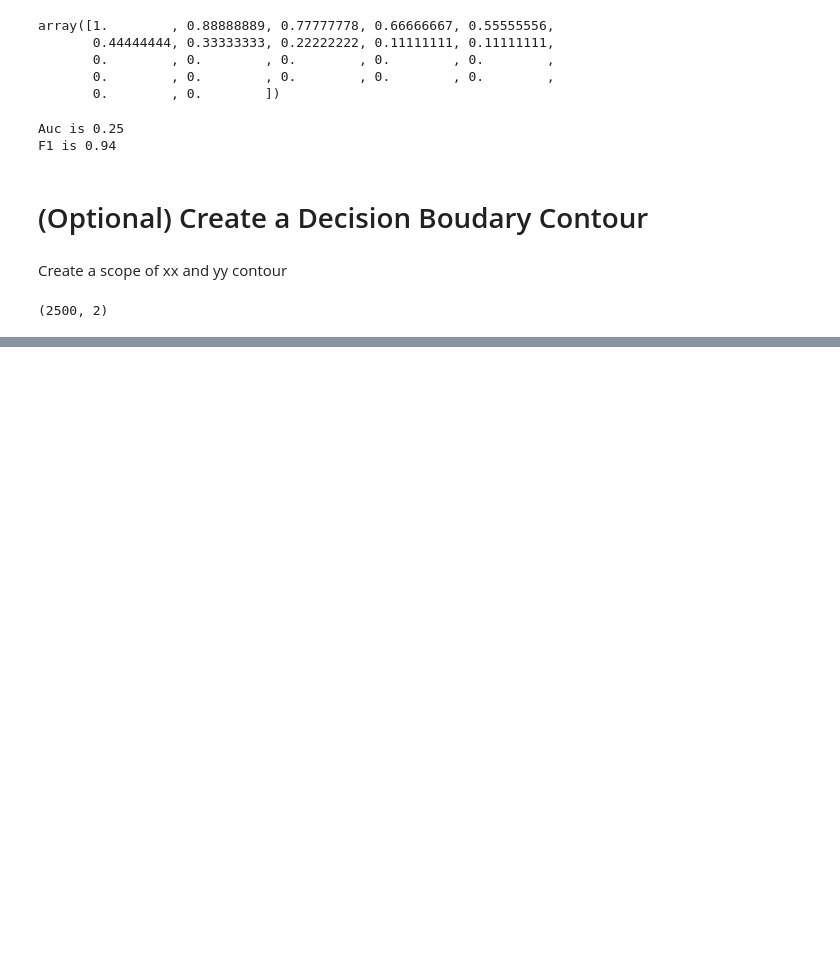
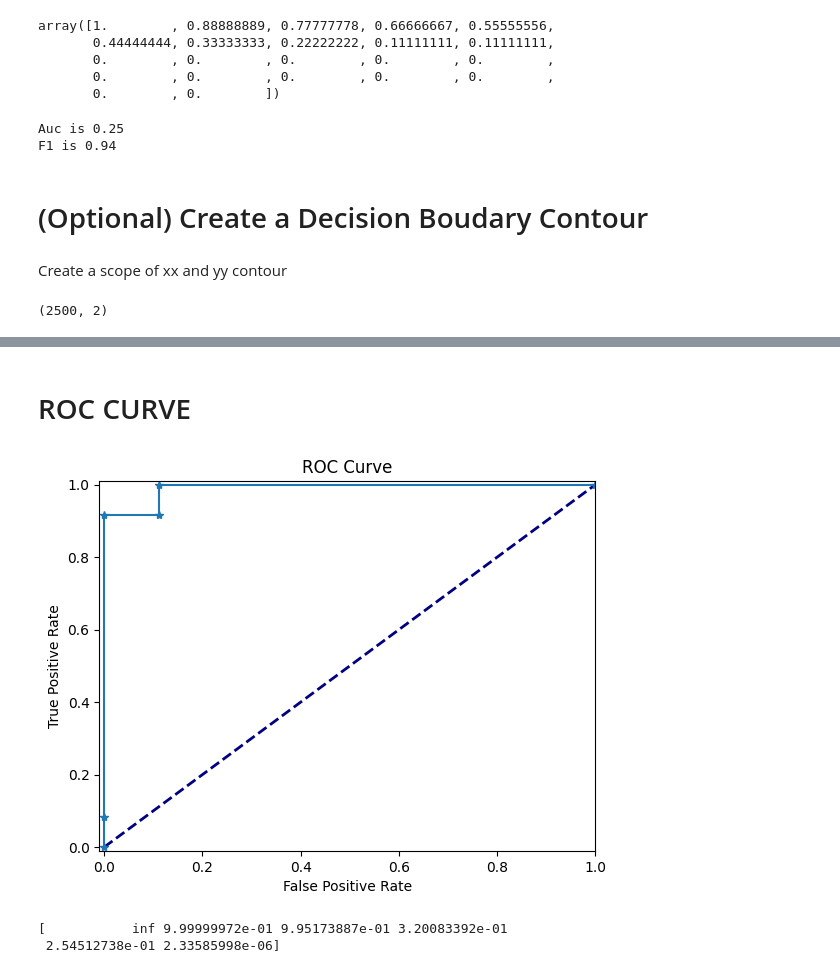
Before and after one commit to AjMing/Pattern-EGCI463, a Jupyter notebook: Week4-5/Weight_Height_logistic_Examples.ipynb, the cells around one changed output, grey strips where cells are left out. Saved outputs shown, nothing was run; the diff lists cells and outputs as text; code cells hidden in the pictures; blank space fills up the shorter version.

```diff
--- a/Week4-5/Weight_Height_logistic_Examples.ipynb
+++ b/Week4-5/Weight_Height_logistic_Examples.ipynb
@@ -182,0 +186,21 @@ plt.scatter(X_test[y_test=='W'].iloc[:,0], X_test[y_test=='W'].iloc[:,1], c='b',
+# %% [markdown]
+# ROC CURVE
+# %%
+from sklearn import metrics
+fpr, tpr, thresholds = metrics.roc_curve(y_test=='W', y_probs[:,1])
+plt.scatter
+plt.xlabel('False Positive Rate')
+plt.ylabel('True Positive Rate')
+plt.xlim([-0.01, 1.0])
+plt.ylim([-0.01, 1.01])
+plt.plot([0, 1], [0, 1], color='navy', lw=2, linestyle='--')
+plt.plot(fpr,tpr,"*-")
+plt.title('ROC Curve')
+plt.show()
+# %% [output]
+[figure, added]
+# %%
+ print(thresholds)
+# %% [output]
+[           inf 9.99999972e-01 9.95173887e-01 3.20083392e-01
+ 2.54512738e-01 2.33585998e-06]
```
Also changed, not shown: parts of 1 cell of this notebook.
